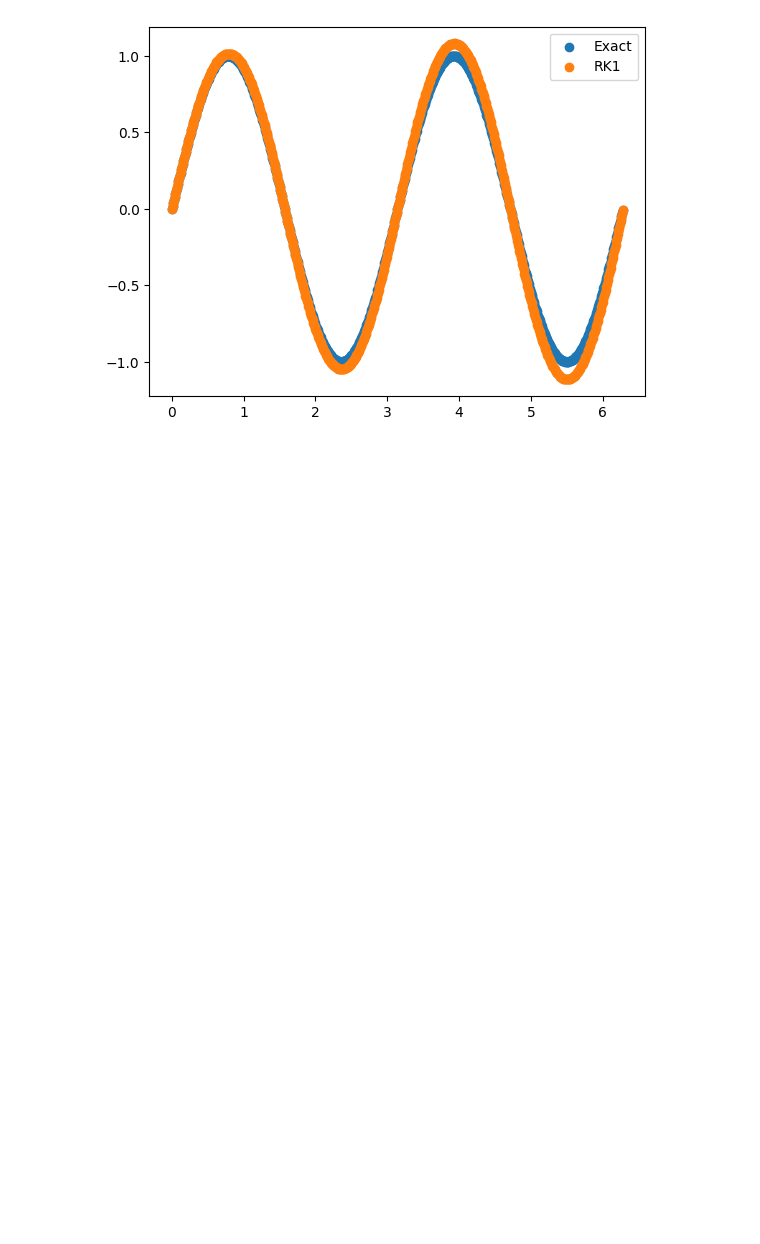
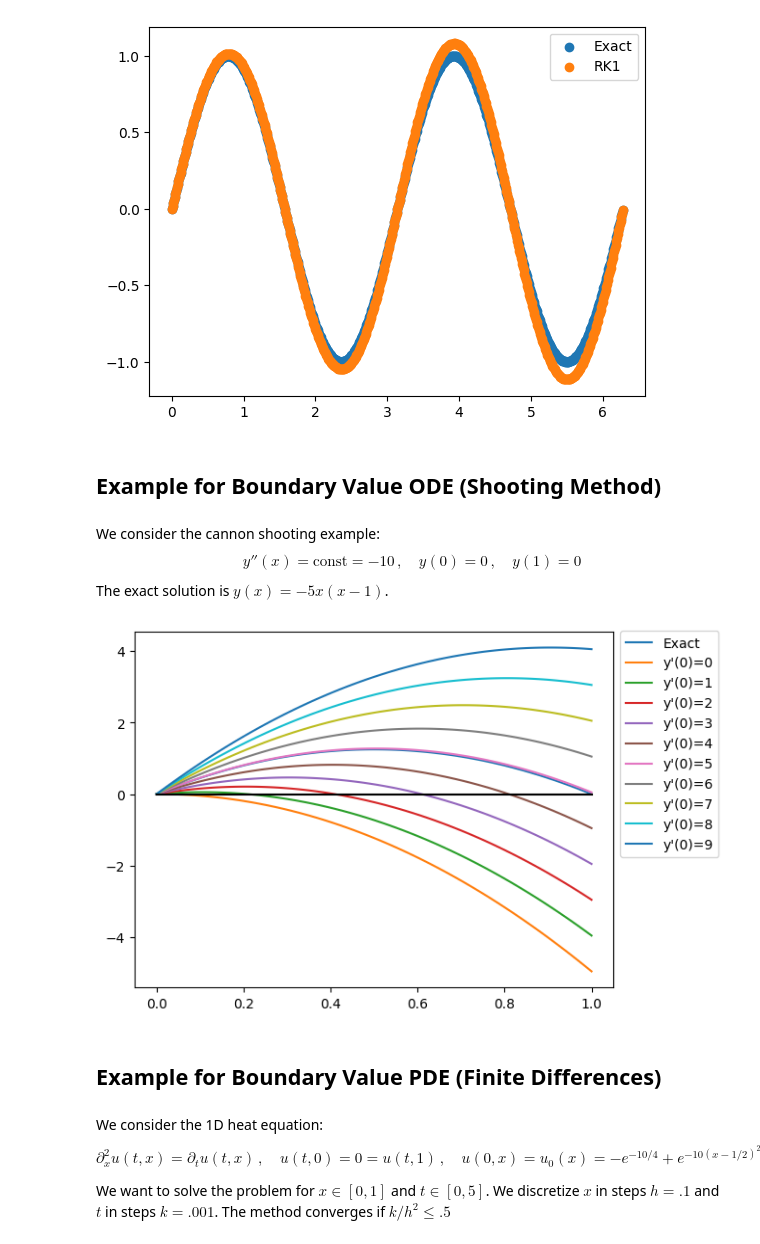
Before and after one commit to ruehlef/PHYS4606_Spring2024, a Jupyter notebook: week 7/Week 7 - Higher order RK.ipynb, the cells around one changed output. Drawn from its saved outputs; the diff is of its cells as text; code cells hidden in the pictures; blank space fills up the shorter version.

```diff
--- a/week 7/Week 7 - Higher order RK.ipynb
+++ b/week 7/Week 7 - Higher order RK.ipynb
@@ -48,3 +48,43 @@ plt.legend()
 # %% [output]
 <matplotlib.legend.Legend at 0x...>
 [figure]
+# %% [markdown]
+## Example for Boundary Value ODE (Shooting Method)
+# %% [markdown]
+We consider the cannon shooting example:
+$$y''(x)= \text{const}=-10\,,\quad y(0)=0\,,\quad y(1)=0$$
+The exact solution is $y(x)=-5x(x-1)$.
+# %%
+def f(x):
+    return -10
+
+A = jnp.array([[0., 1.], [0., 0.]])
+b = jnp.array([0., 1.])
+h = 1e-2
+
+xs = jnp.arange(0, 1 + .1 * h, h)
+
+# iterate over multiple starting points
+w_shoots = []
+for w_prime_initial in range(10):
+    ws = [jnp.array([0., float(w_prime_initial)])]
+    for x, w in zip(xs, ws):
+        ws.append(rk1(A, b, f, x, w, h))
+    w_shoots.append([w[0] for w in ws[:-1]])
+
+ys_exact = -5 * xs * (xs - 1)
+# %%
+plt.plot(xs, ys_exact, label="Exact");
+for i in range(len(w_shoots)):
+    plt.plot(xs, w_shoots[i], label="y'(0)=" + str(i));
+plt.plot(xs, [0 for _ in range(len(xs))], c='black');
+plt.legend(bbox_to_anchor=(1., 1.02));
+# %% [output]
+[figure, added]
+# %% [markdown]
+## Example for Boundary Value PDE (Finite Differences)
+# %% [markdown]
+We consider the 1D heat equation:
+$$\partial_{x}^2 u(t,x) = \partial_t u(t,x)\,,\quad u(t,0)=0=u(t,1)\,,\quad u(0,x)=u_0(x)=-e^{-10/4} + e^{-10(x-1/2)^2} $$
+
+We want to solve the problem for $x\in[0,1]$ and $t\in[0,5]$. We discretize $x$ in steps $h=.1$ and $t$ in steps $k=.001$. The method converges if $k/h^2\leq .5$
```
Also changed, not shown: parts of 7 cells of this notebook.
